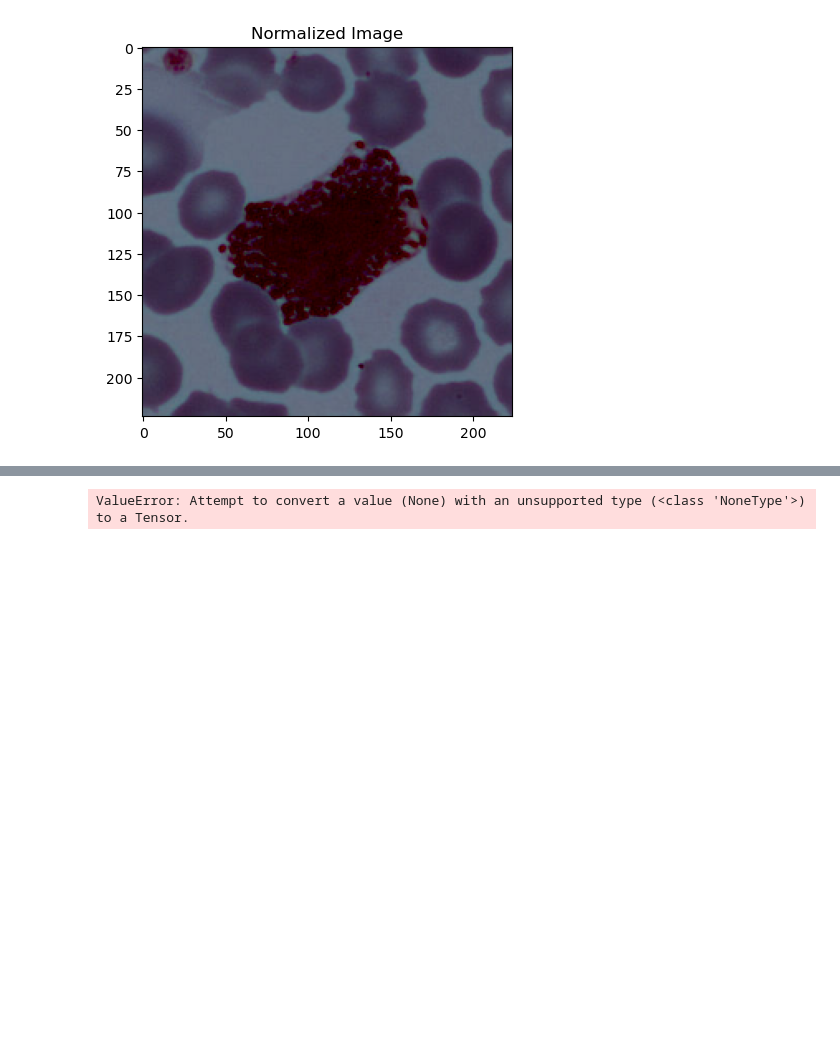
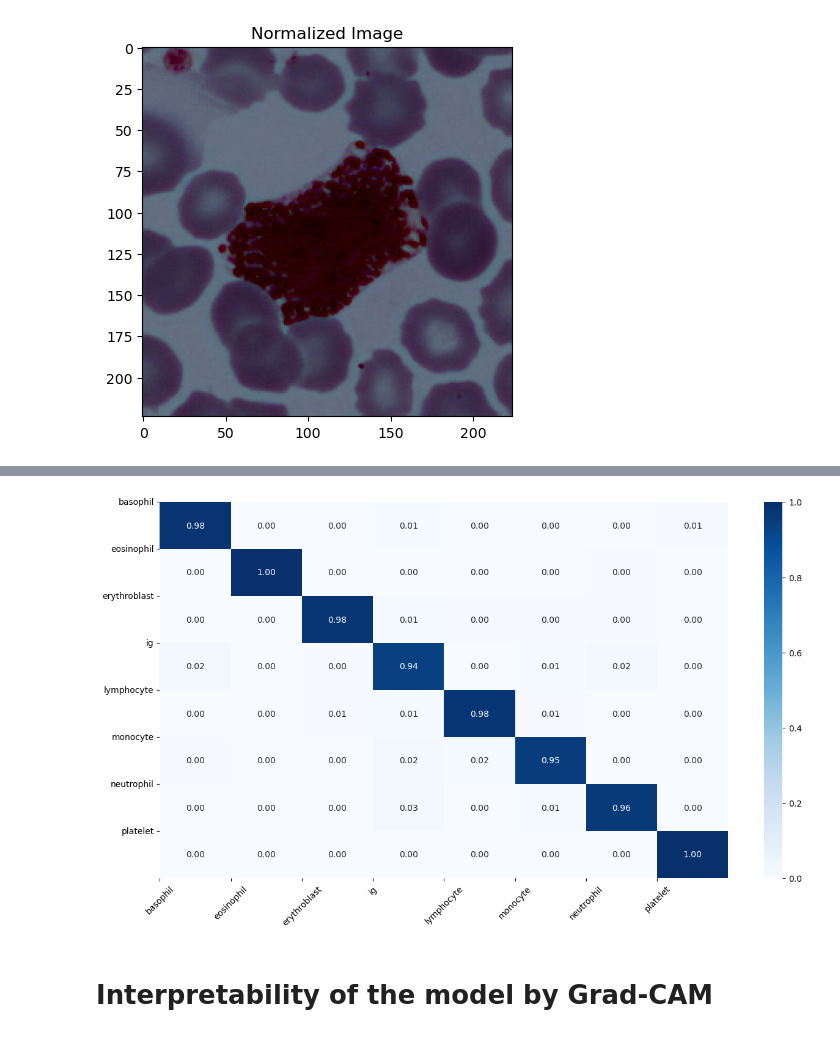
Before and after one commit to jonid89/LeukoVision, a Jupyter notebook: Notebooks/modeling_test/vgg16/vgg16-model-fine-tuning_lastlayers.ipynb, the cells around one changed output, grey strips where cells are left out. Cells and saved outputs as stored; diff of their text form; code cells hidden in the pictures; blank space fills up the shorter version.

```diff
--- a/Notebooks/modeling_test/vgg16/vgg16-model-fine-tuning_lastlayers.ipynb
+++ b/Notebooks/modeling_test/vgg16/vgg16-model-fine-tuning_lastlayers.ipynb
@@ -173,0 +199,6 @@ model = load_model("vgg16_5epochs.keras")
+# %%
+# Acquire the probability prediction for each of the 8 classes
+preds = model.predict(val_ds)
+
+# Extract the class by assigning the class to the highest probability for each prediction
+preds_class = np.argmax(preds, axis=1)
@@ -174,3 +207,17 @@ model = load_model("vgg16_5epochs.keras")
+# %%
+# Extract the true labels from val_ds
+true_labels = np.concatenate([label.numpy().astype('uint8') for _, label in val_ds], axis=0)
+
+# Construct the confusion matrix and the heatmap
+cm = confusion_matrix(true_labels, preds_class, normalize='true')
+plt.figure(figsize=(15,8))
+sns.heatmap(cm, cmap='Blues', annot= True, fmt='.2f')
+plt.xticks(ticks = np.arange(0,8),labels = class_names, rotation = 45)
+plt.yticks(ticks = np.arange(0,8),labels  =class_names, rotation = 0);
+# %% [output]
+[figure, added]
+# %% [markdown]
+# Interpretability of the model by Grad-CAM
 # %%
 X = np.array([img.numpy() for img, _ in val_ds.take(2)][0]).astype(np.uint8)
 y = np.array([label.numpy() for _, label in val_ds.take(2)][0])
@@ -179,20 +226,42 @@ y = np.array([label.numpy() for _, label in val_ds.take(2)][0])
 images = X[:4]
 labels = y[:4]
 # %%
-target_layer = model.get_layer('vgg16').get_layer('block5_conv3')
-grad_model = Model(inputs = base_model.input, outputs = [target_layer.output, model.output])
-img = tf.expand_dims(images[0], axis=0)
+def grad_cam(img, trained_model, conv_name):
 
+    layer = model.get_layer(conv_name)
 
-with tf.GradientTape() as tape:
-    conv_outputs, predictions = grad_model(img)
-    predicted_class = tf.argmax(predictions[0])
-    loss = tf.gather(predictions[0], predicted_class)
+    # model that outputs the activations of conv layer and predictions of model
+    grad_model = Model(inputs = trained_model.input, outputs = [layer.output, trained_model.output])
 
-# Gradients of the score with respect to the outputs of the convolutional layer
+    img = tf.expand_dims(img, axis=0)
+
+    with tf.GradientTape() as tape:
+        conv_outputs, predictions = grad_model(img)
+        predicted_class = tf.argmax(predictions[0])
+        loss = tf.gather(predictions[0], predicted_class)
+
+    # Gradients of the score with respect to the outputs of the convolutional layer
     grads = tape.gradient(loss, conv_outputs)
 
     # Weighted average of the gradients for each channel
     pooled_grads = tf.reduce_mean(grads, axis = (0,1,2))
+
+    # Weight the activations by the calculated gradients
+    conv_outputs = conv_outputs[0] # remove the batch dimension
+    heatmap = tf.reduce_sum(tf.multiply(pooled_grads, conv_outputs), axis=-1)
+
+    # Normalize the heatmap
+    heatmap = tf.maximum(heatmap, 0) # Take only the positive values
+    heatmap /= tf.math.reduce_max(heatmap)  # Normalize between 0 and 1
+    heatmap = heatmap.numpy() #Convert to numpy for visualization pursposes
+
+    # Resize the heatmap to match the original image size
+    heatmap_resized = tf.image.resize(heatmap[..., np.newaxis], (img.shape[1], img.shape[2])).numpy()
+    heatmap_resized = np.squeeze(heatmap_resized, axis=-1)  # Remove the singleton dimension at the end of the heatmap_resized
+
+    # Color the heatmap with a palette (e.g., "jet")
+    heatmap_colored = plt.cm.jet(heatmap_resized)[..., :3]  # Get the R, G, B channels
+
+    superimposed_image = heatmap_colored * 0.7 + img[0].numpy() / 255.0
+
+    return np.clip(superimposed_image, 0, 1), predicted_class
-# %% [output]
-ValueError: Attempt to convert a value (None) with an unsupported type (<class 'NoneType'>) to a Tensor.
```
Also changed, not shown: parts of 27 cells of this notebook, 2 other files.
